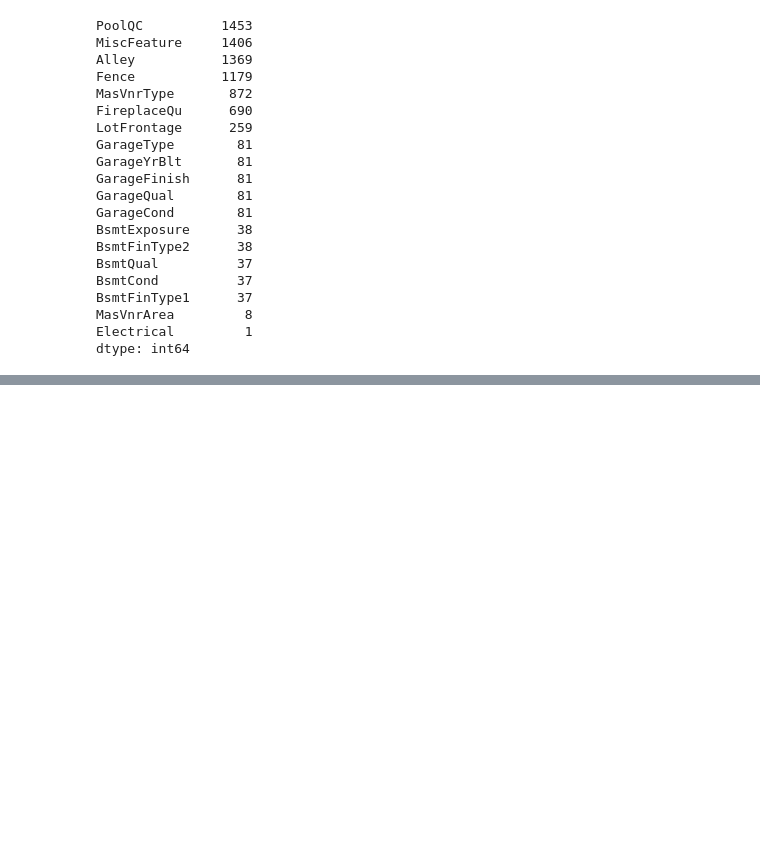
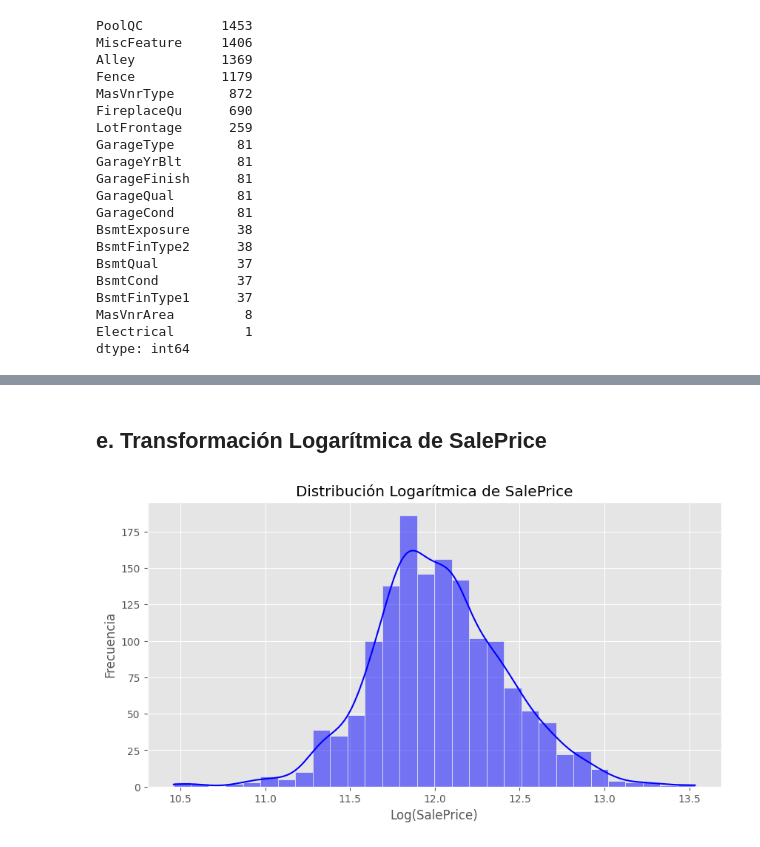
Before and after one commit to Hayser8/HT3MD, a Jupyter notebook: HT3.ipynb, the cells around one changed output, grey strips where cells are left out. Saved outputs shown, nothing was run; the diff lists cells and outputs as text; code cells hidden in the pictures; blank space fills up the shorter version.

```diff
--- a/HT3.ipynb
+++ b/HT3.ipynb
@@ -79,0 +156,15 @@ dtype: int64
+# %% [markdown]
+## **e. Transformación Logarítmica de SalePrice**
+# %%
+import numpy as np
+import matplotlib.pyplot as plt
+import seaborn as sns
+
+plt.figure(figsize=(10, 5))
+sns.histplot(np.log1p(train_df["SalePrice"]), bins=30, kde=True, color="blue")
+plt.xlabel("Log(SalePrice)")
+plt.ylabel("Frecuencia")
+plt.title("Distribución Logarítmica de SalePrice")
+plt.show()
+# %% [output]
+[figure, added]
```
Also changed, not shown: parts of 15 cells of this notebook.
